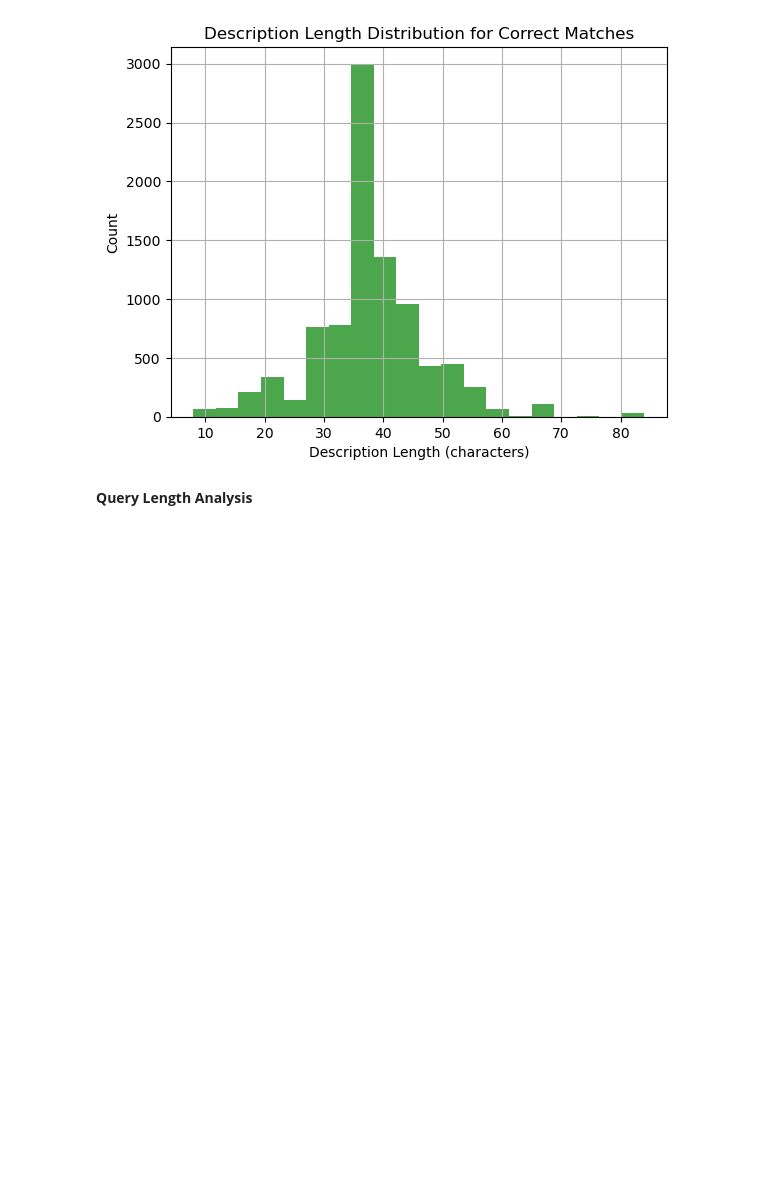
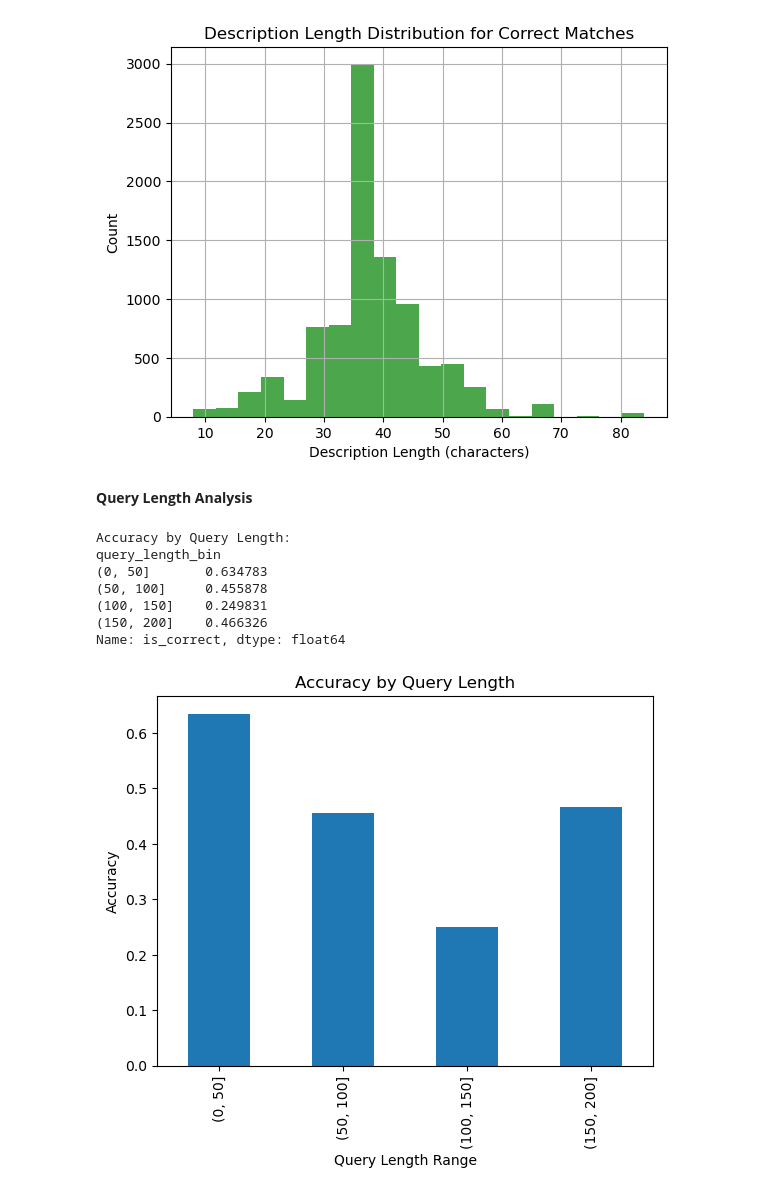
Before and after one commit to darinatic/insupply, a Jupyter notebook: notebooks/analysis.ipynb, the cells around one changed output. Saved outputs shown, nothing was run; the diff lists cells and outputs as text; code cells hidden in the pictures; blank space fills up the shorter version.

```diff
--- a/notebooks/analysis.ipynb
+++ b/notebooks/analysis.ipynb
@@ -219,19 +238,28 @@ Most Common Correct Matches with Description Lengths:
 # %% [markdown]
 **Query Length Analysis**
 # %%
-# # Calculate query lengths
-# df["query_length"] = df["query"].apply(len)
+# Calculate query lengths
+df["query_length"] = df["query"].apply(len)
 
-# # Group accuracy by query length ranges
-# bins = [0, 50, 100, 150, 200]
-# df["query_length_bin"] = pd.cut(df["query_length"], bins)
-# accuracy_by_length = df.groupby("query_length_bin")["is_correct"].mean()
+# Group accuracy by query length ranges
+bins = [0, 50, 100, 150, 200]
+df["query_length_bin"] = pd.cut(df["query_length"], bins)
+accuracy_by_length = df.groupby("query_length_bin")["is_correct"].mean()
 
-# print("Accuracy by Query Length:")
-# print(accuracy_by_length)
+print("Accuracy by Query Length:")
+print(accuracy_by_length)
 
-# # Plot accuracy by query length
-# accuracy_by_length.plot(kind="bar", title="Accuracy by Query Length")
-# plt.xlabel("Query Length Range")
-# plt.ylabel("Accuracy")
-# plt.show()
+# Plot accuracy by query length
+accuracy_by_length.plot(kind="bar", title="Accuracy by Query Length")
+plt.xlabel("Query Length Range")
+plt.ylabel("Accuracy")
+plt.show()
+# %% [output]
+Accuracy by Query Length:
+query_length_bin
+(0, 50]       0.634783
+(50, 100]     0.455878
+(100, 150]    0.249831
+(150, 200]    0.466326
+Name: is_correct, dtype: float64
+[figure, added]
```
Also changed, not shown: parts of 6 cells of this notebook, 10 other files.
